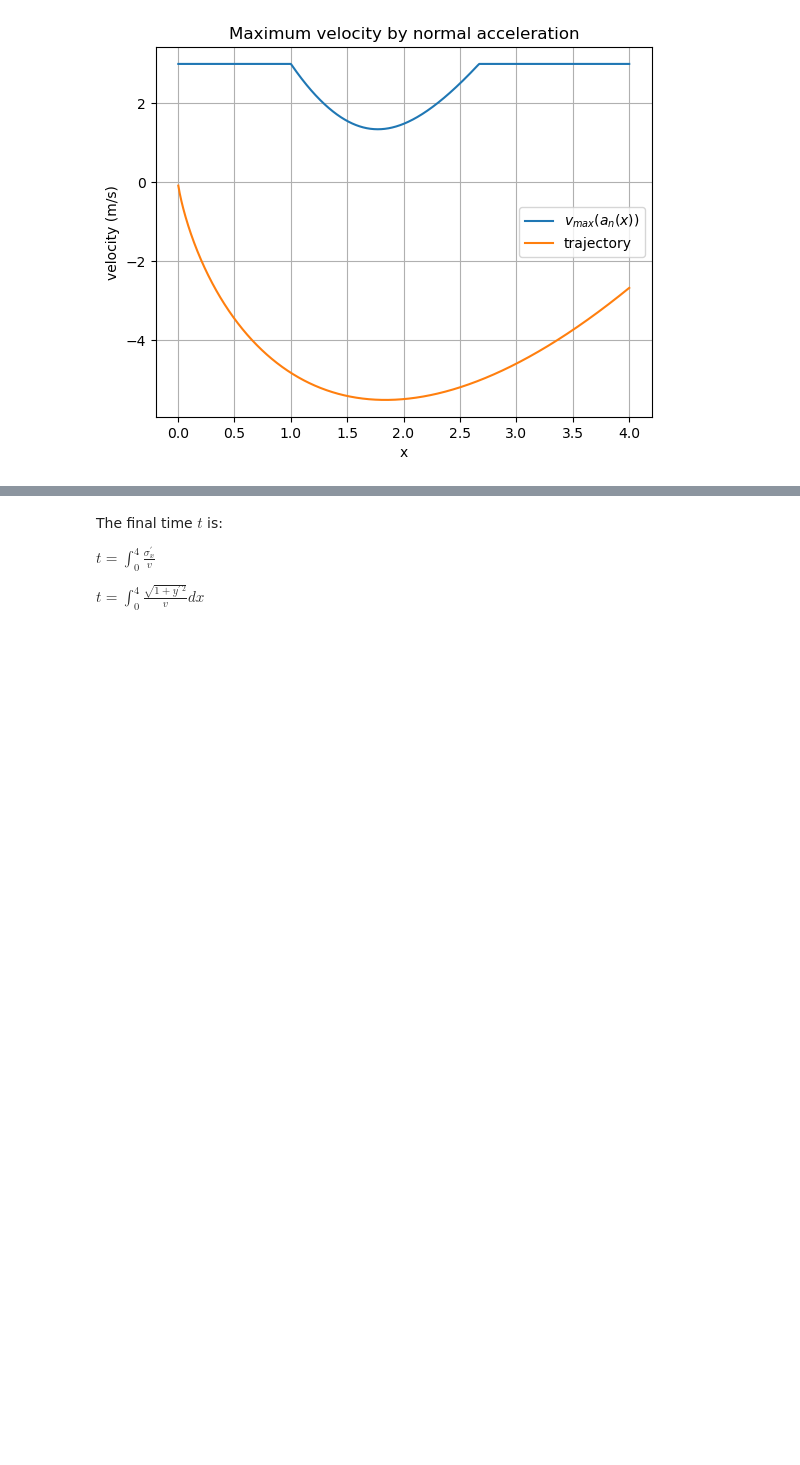
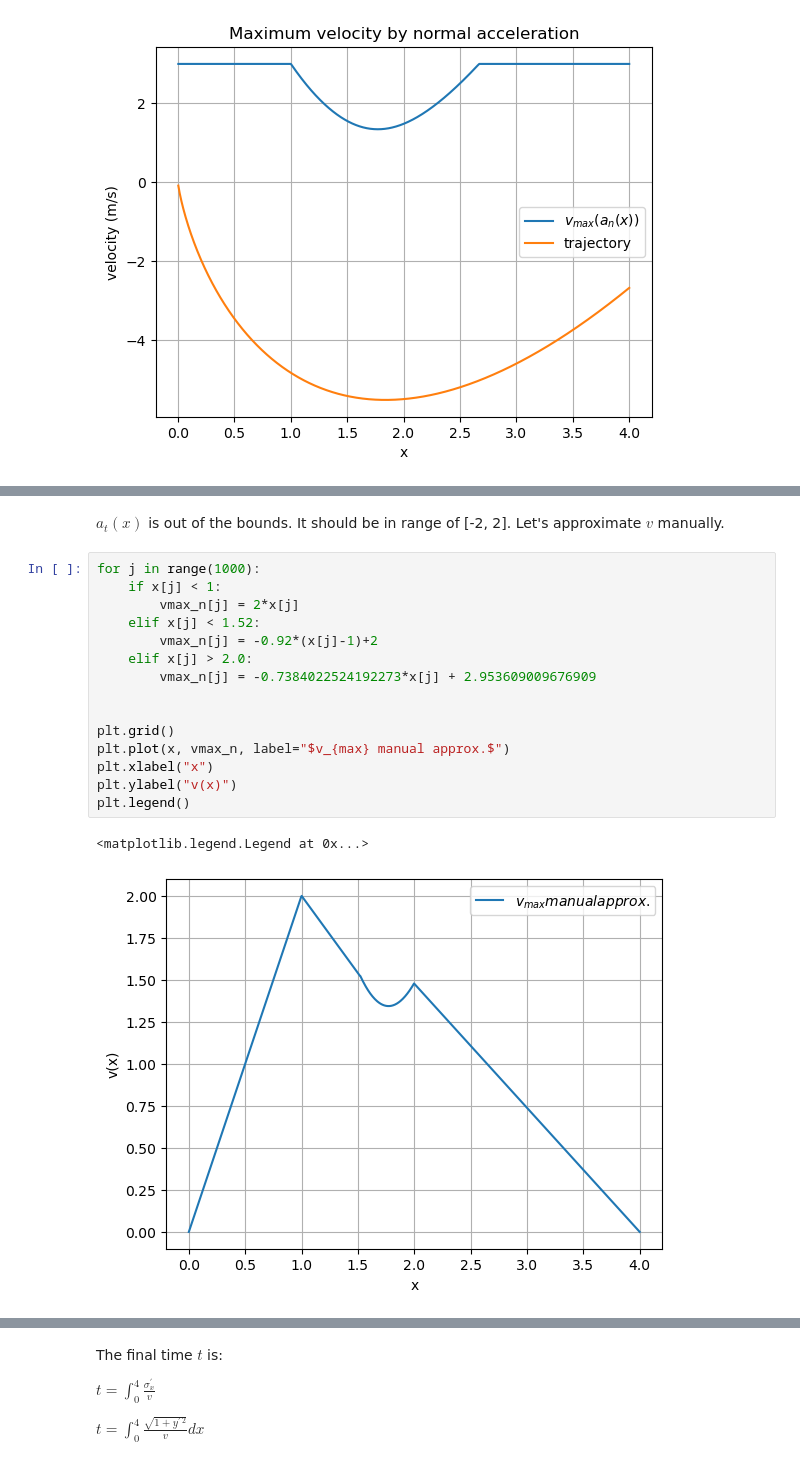
Before and after one commit to Rizo11/Spring22_Theoretical_Mechanics, a Jupyter notebook: big_hw1/main.ipynb, the cells around one changed output, grey strips where cells are left out. Cells and saved outputs as stored; diff of their text form; blank space fills up the shorter version.

```diff
--- a/big_hw1/main.ipynb
+++ b/big_hw1/main.ipynb
@@ -248 +259,21 @@ plt.grid()
+# %% [markdown]
+$a_t(x)$ is out of the bounds. It should be in range of [-2, 2]. Let's approximate $v$ manually.
+# %%
+for j in range(1000):
+    if x[j] < 1:
+        vmax_n[j] = 2*x[j]
+    elif x[j] < 1.52:
+        vmax_n[j] = -0.92*(x[j]-1)+2
+    elif x[j] > 2.0:
+        vmax_n[j] = -0.7384022524192273*x[j] + 2.953609009676909
+
+
+plt.grid()
+plt.plot(x, vmax_n, label="$v_{max} manual approx.$")
+plt.xlabel("x")
+plt.ylabel("v(x)")
+plt.legend()
+# %% [output]
+<matplotlib.legend.Legend at 0x...>
+[figure, added]
 # %%
```
Also changed, not shown: parts of 34 cells of this notebook, 1 other file.
